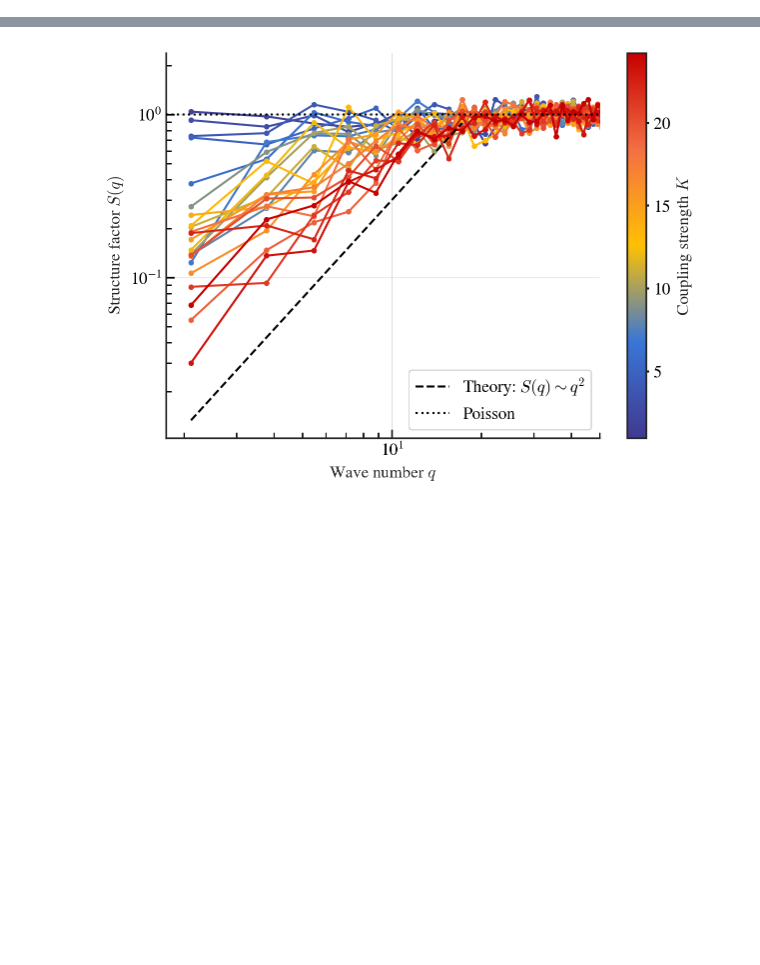
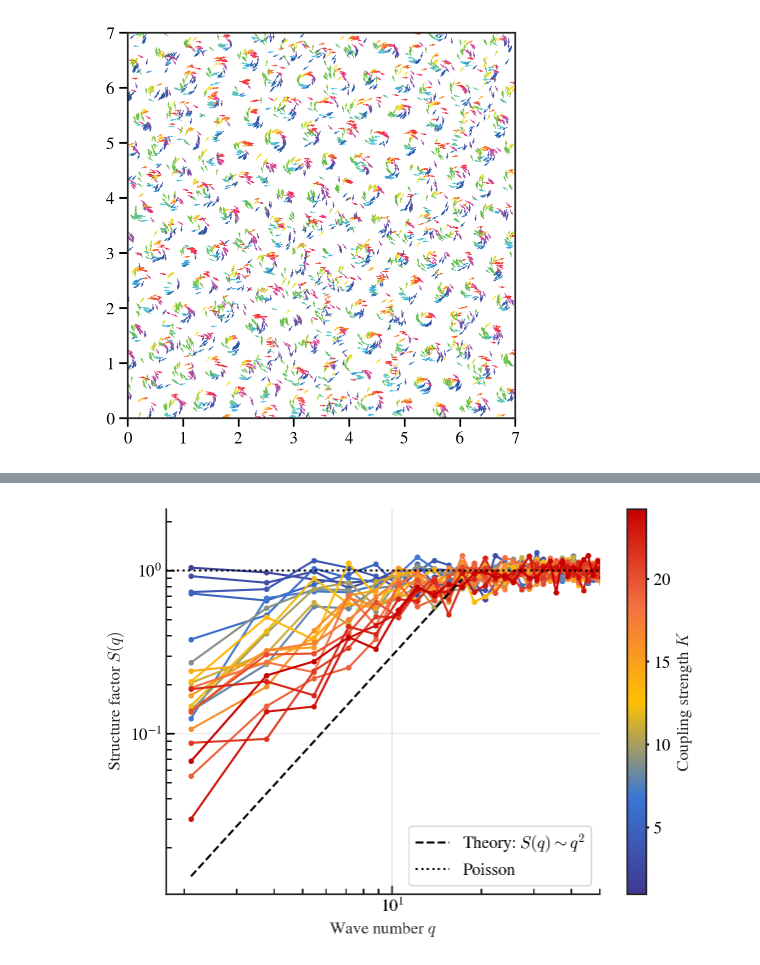
Before and after one commit to Than-Mark/Swarmalators-Experiment-Mobile, a Jupyter notebook: PJT_Lattice_Hyperuniformity/main.ipynb, the cells around one changed output, grey strips where cells are left out. Cells and saved outputs as stored; diff of their text form; code cells hidden in the pictures; blank space fills up the shorter version.

```diff
--- a/PJT_Lattice_Hyperuniformity/main.ipynb
+++ b/PJT_Lattice_Hyperuniformity/main.ipynb
@@ -70,11 +70,32 @@ cmap_r = mcolors.LinearSegmentedColormap.from_list("my_colormap", colors[::-1])
 colors = ["#403990", "#80A6E2", "#F46F43", "#CF3D3E"]
 cmap2 = mcolors.LinearSegmentedColormap.from_list("cmap2", colors)
 
-SAVE_PATH = r"F:\MS_ExperimentData\general"
-MP4_PATH = r"F:\MS_ExperimentData\mp4"
+# SAVE_PATH = r"F:\MS_ExperimentData\general"
+# MP4_PATH = r"F:\MS_ExperimentData\mp4"
 
-# SAVE_PATH = r"D:\MS_ExperimentData\general"
-# MP4_PATH = r"D:\MS_ExperimentData\mp4"
+SAVE_PATH = r"D:\MS_ExperimentData\general"
+MP4_PATH = r"D:\MS_ExperimentData\mp4"
 
 # LOCAL_FIG_PATH = "./PCT_C_figs"
 LOCAL_FIG_PATH = "./figs"
+# %%
+distanceD0 = 0.4
+deltaOmega = 0
+phaseLagA0 = 0.6 * np.pi
+overWrite = False
+
+model = PhaseLagPatternFormation(
+    strengthK=24, distanceD0=distanceD0,
+    phaseLagA0=phaseLagA0, boundaryLength=7, speedV=3,
+    freqDist="uniform", initPhaseTheta=None,
+    omegaMin=0, deltaOmega=deltaOmega,
+    agentsNum=5000, dt=0.005,
+    tqdm=True, savePath=SAVE_PATH, shotsnaps=10,
+    randomSeed=10, overWrite=overWrite
+)
+model.run(10000)
+# %%
+sa = StateAnalysis(model)
+sa.plot_spatial()
+# %% [output]
+[figure, added]
```
Also changed, not shown: parts of 2 cells of this notebook, 5 other files.
